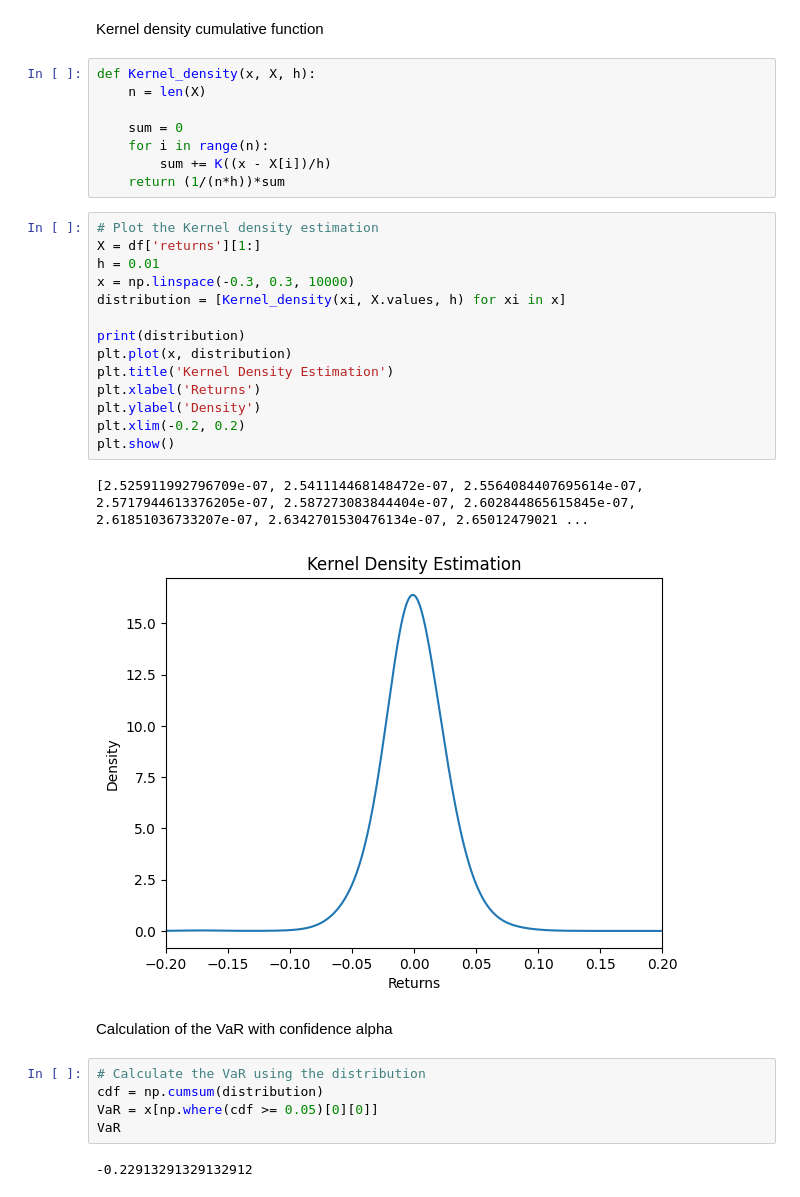
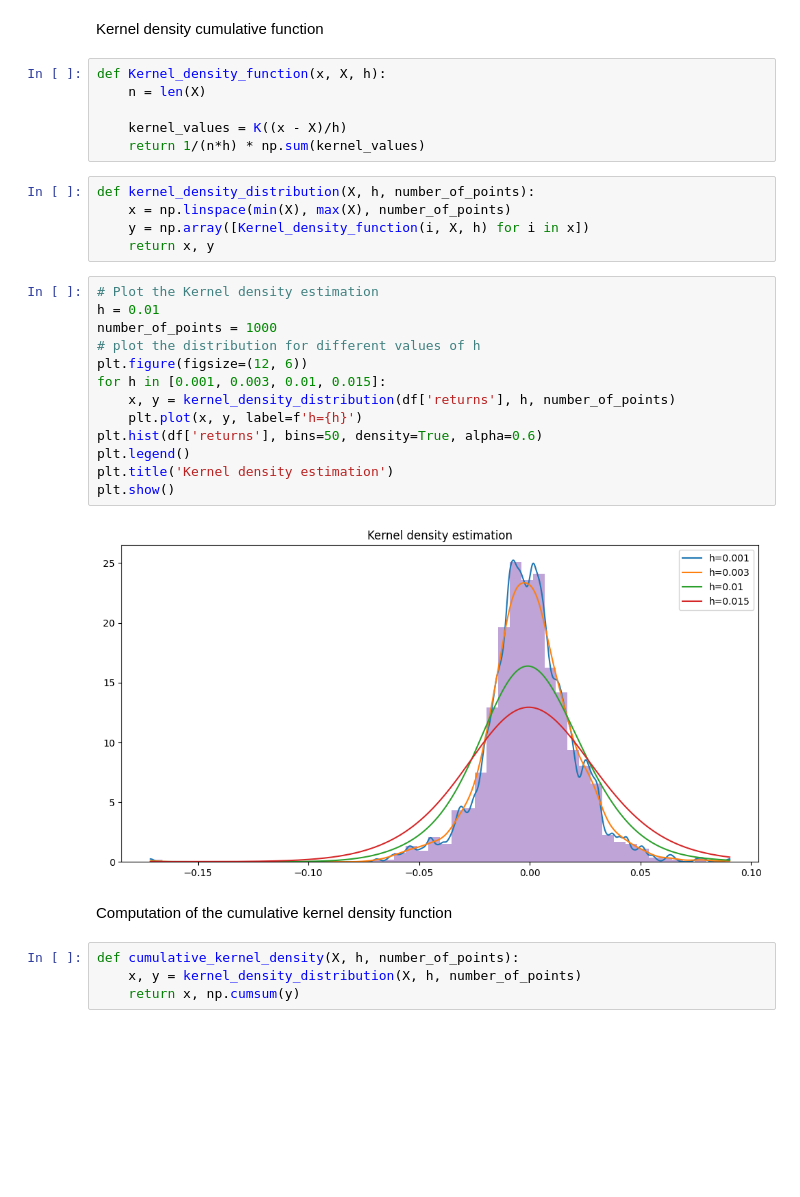
Before and after one commit to nathan6292/Market-Risk-Final-Project, a Jupyter notebook: Nathan_Fleury, Julien_Gilles - Project.ipynb, the cells around one changed output. Drawn from its saved outputs; the diff is of its cells as text; blank space fills up the shorter version.

```diff
--- a/Nathan_Fleury, Julien_Gilles - Project.ipynb
+++ b/Nathan_Fleury, Julien_Gilles - Project.ipynb
@@ -1112,36 +1115,34 @@ def K(x):
 # %% [markdown]
 Kernel density cumulative function
 # %%
-def Kernel_density(x, X, h):
+def Kernel_density_function(x, X, h):
     n = len(X)
 
-    sum = 0
-    for i in range(n):
-        sum += K((x - X[i])/h)
-    return (1/(n*h))*sum
+    kernel_values = K((x - X)/h)
+    return 1/(n*h) * np.sum(kernel_values)
-# %%
-# Plot the Kernel density estimation
-X = df['returns'][1:]
-h = 0.01
-x = np.linspace(-0.3, 0.3, 10000)
-distribution = [Kernel_density(xi, X.values, h) for xi in x]
-
-print(distribution)
-plt.plot(x, distribution)
-plt.title('Kernel Density Estimation')
-plt.xlabel('Returns')
-plt.ylabel('Density')
-plt.xlim(-0.2, 0.2)
-plt.show()
-# %% [output]
-[2.525911992796709e-07, 2.541114468148472e-07, 2.5564084407695614e-07, 2.5717944613376205e-07, 2.587273083844404e-07, 2.602844865615845e-07, 2.61851036733207e-07, 2.6342701530476134e-07, 2.65012479021 ...
-[figure, removed]
-# %% [markdown]
-Calculation of the VaR with confidence alpha
-# %%
-# Calculate the VaR using the distribution
-cdf = np.cumsum(distribution)
-VaR = x[np.where(cdf >= 0.05)[0][0]]
-VaR
-# %% [output]
--0.22913291329132912
+# %%
+def kernel_density_distribution(X, h, number_of_points):
+    x = np.linspace(min(X), max(X), number_of_points)
+    y = np.array([Kernel_density_function(i, X, h) for i in x])
+    return x, y
+# %%
+# Plot the Kernel density estimation
+h = 0.01
+number_of_points = 1000
+# plot the distribution for different values of h
+plt.figure(figsize=(12, 6))
+for h in [0.001, 0.003, 0.01, 0.015]:
+    x, y = kernel_density_distribution(df['returns'], h, number_of_points)
+    plt.plot(x, y, label=f'h={h}')
+plt.hist(df['returns'], bins=50, density=True, alpha=0.6)
+plt.legend()
+plt.title('Kernel density estimation')
+plt.show()
+# %% [output]
+[figure, added]
+# %% [markdown]
+Computation of the cumulative kernel density function
+# %%
+def cumulative_kernel_density(X, h, number_of_points):
+    x, y = kernel_density_distribution(X, h, number_of_points)
+    return x, np.cumsum(y)
```
Also changed, not shown: parts of 9 cells of this notebook.
